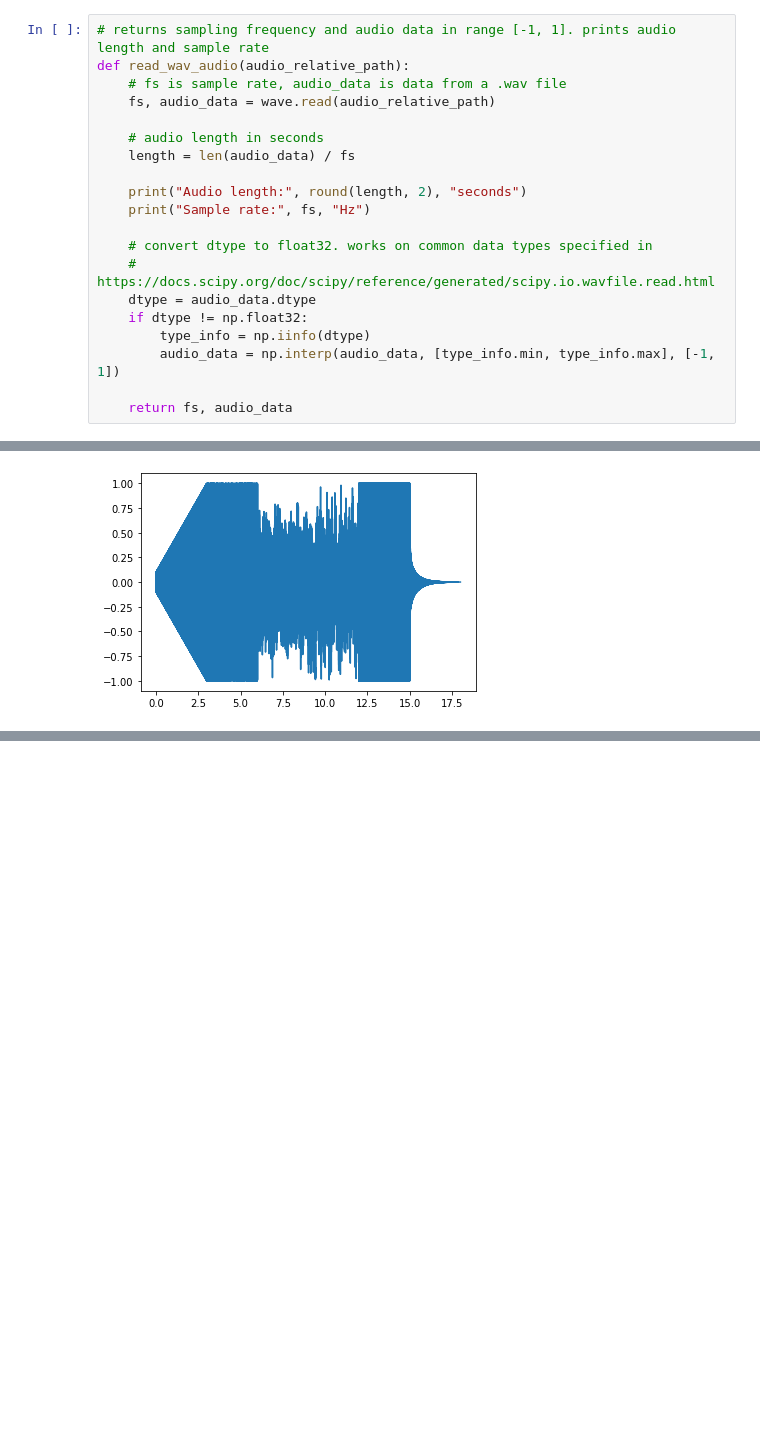
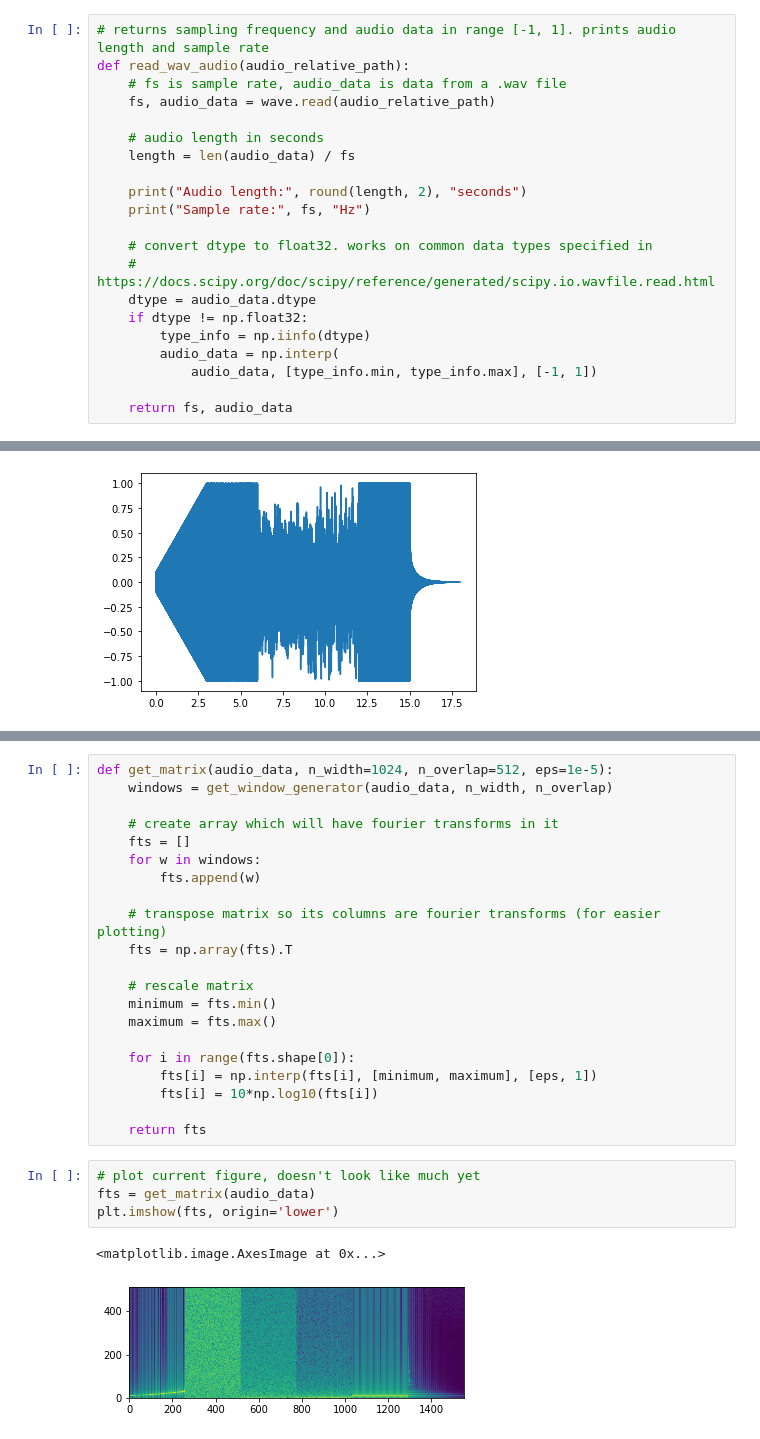
Before and after one commit to lnadi17/spectro-kg, a Jupyter notebook: notebook.ipynb, the cells around one changed output, grey strips where cells are left out. Cells and saved outputs as stored; diff of their text form; blank space fills up the shorter version.

```diff
--- a/notebook.ipynb
+++ b/notebook.ipynb
@@ -22,7 +22,8 @@ def read_wav_audio(audio_relative_path):
     dtype = audio_data.dtype
     if dtype != np.float32:
         type_info = np.iinfo(dtype)
-        audio_data = np.interp(audio_data, [type_info.min, type_info.max], [-1, 1])
+        audio_data = np.interp(
+            audio_data, [type_info.min, type_info.max], [-1, 1])
 
     return fs, audio_data
 # %%
@@ -88,3 +88,31 @@ def get_window_generator(signal, n_width, n_overlap):
         yield window
 
         index = index + 1
+# %%
+def get_matrix(audio_data, n_width=1024, n_overlap=512, eps=1e-5):
+    windows = get_window_generator(audio_data, n_width, n_overlap)
+
+    # create array which will have fourier transforms in it
+    fts = []
+    for w in windows:
+        fts.append(w)
+
+    # transpose matrix so its columns are fourier transforms (for easier plotting)
+    fts = np.array(fts).T
+
+    # rescale matrix
+    minimum = fts.min()
+    maximum = fts.max()
+
+    for i in range(fts.shape[0]):
+        fts[i] = np.interp(fts[i], [minimum, maximum], [eps, 1])
+        fts[i] = 10*np.log10(fts[i])
+
+    return fts
+# %%
+# plot current figure, doesn't look like much yet
+fts = get_matrix(audio_data)
+plt.imshow(fts, origin='lower')
+# %% [output]
+<matplotlib.image.AxesImage at 0x...>
+[figure, added]
```
Also changed, not shown: parts of 7 cells of this notebook.
